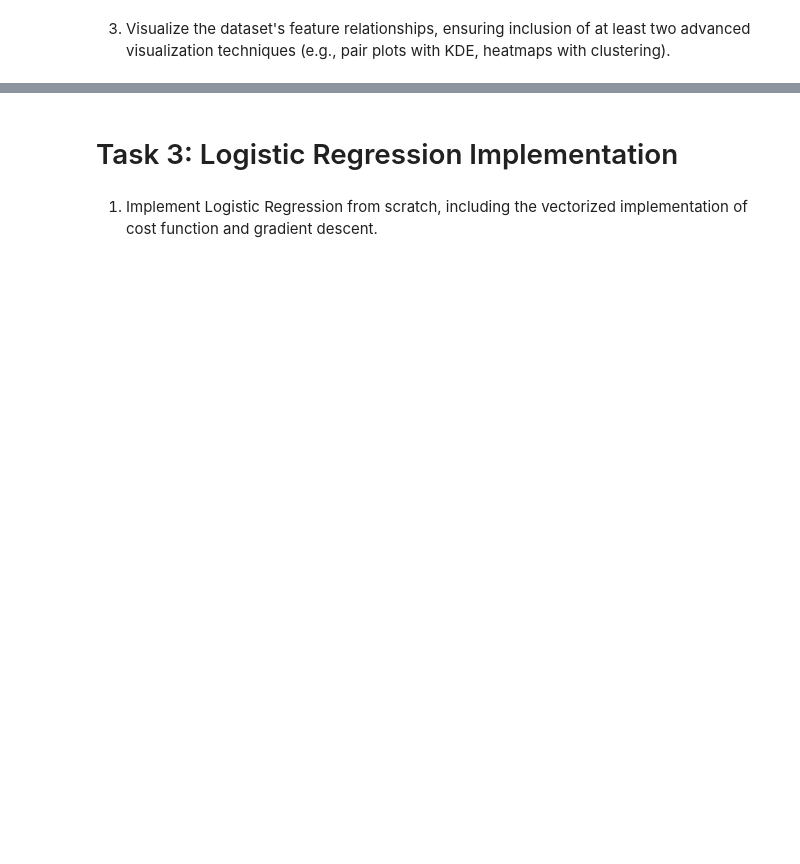
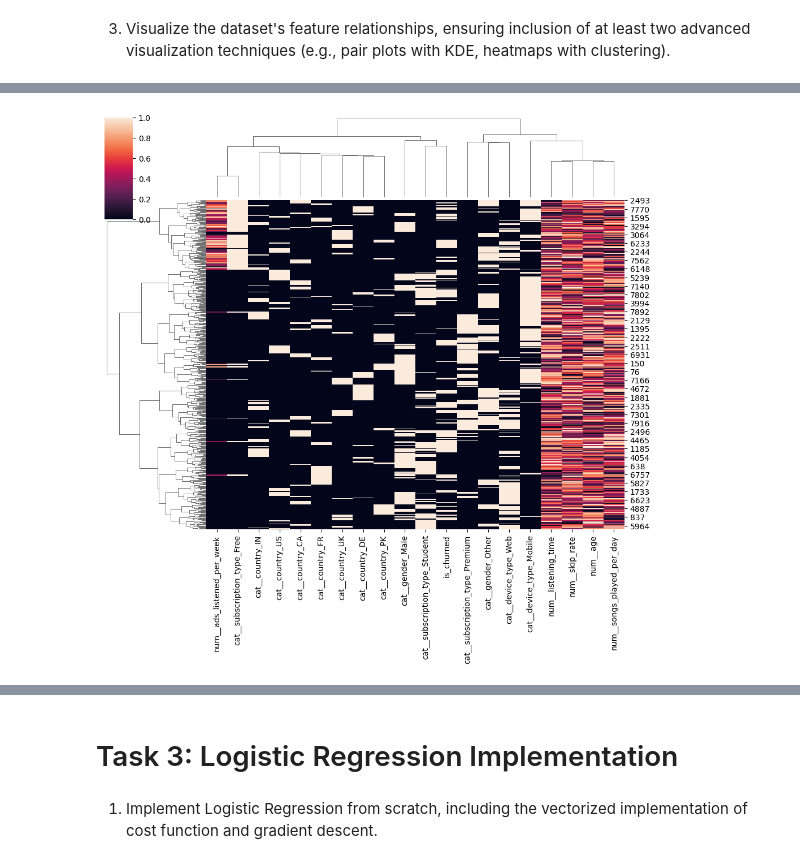
Before and after one commit to voronv27/projects-in-ai-and-ml, a Jupyter notebook: HW1/Homework1.ipynb, the cells around one changed output, grey strips where cells are left out. Saved outputs shown, nothing was run; the diff lists cells and outputs as text; code cells hidden in the pictures; blank space fills up the shorter version.

```diff
--- a/HW1/Homework1.ipynb
+++ b/HW1/Homework1.ipynb
@@ -151,0 +334,19 @@ visualization techniques (e.g., pair plots with KDE, heatmaps with clustering).
+# %%
+import seaborn as sns
+import matplotlib.pyplot as plt
+
+# cluster map
+# take a sample of the data to speed up the clustermap
+x_data = vif_data.drop(columns=['const'])
+data_with_label = pd.concat([x_data, y], axis=1)
+samp = data_with_label.sample(500)
+
+sns.clustermap(
+    samp,
+    standard_scale=1,
+    method='ward'
+)
+
+plt.show()
+# %% [output]
+[figure, added]
```
Also changed, not shown: parts of 29 cells of this notebook.
